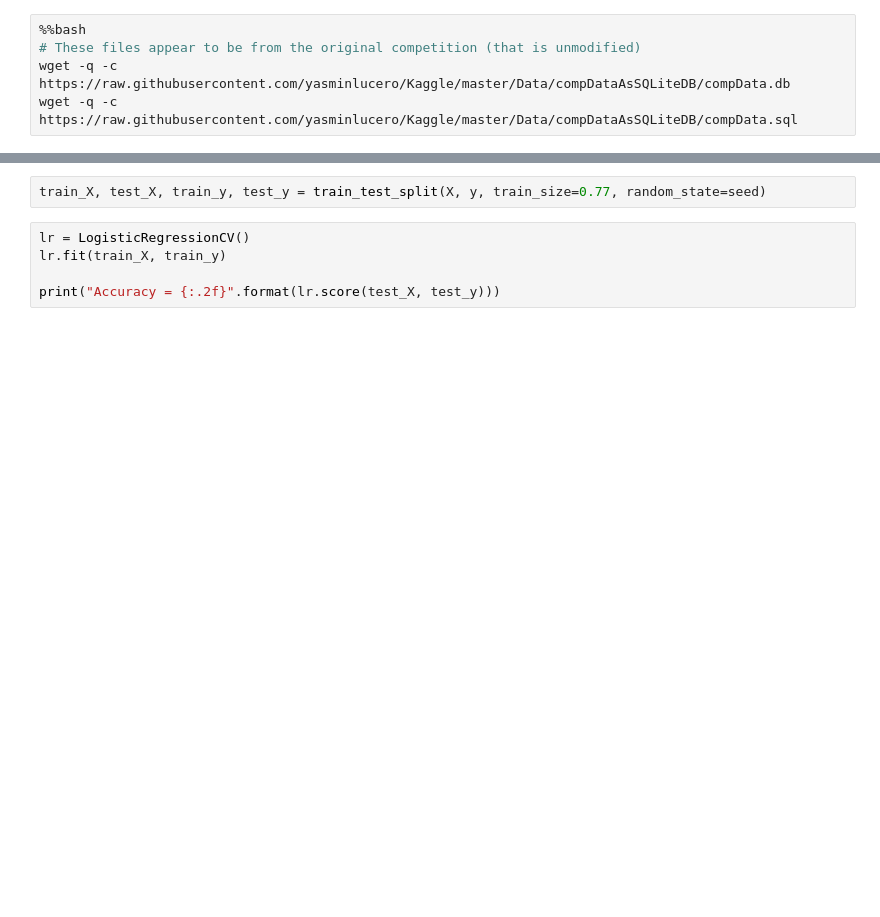
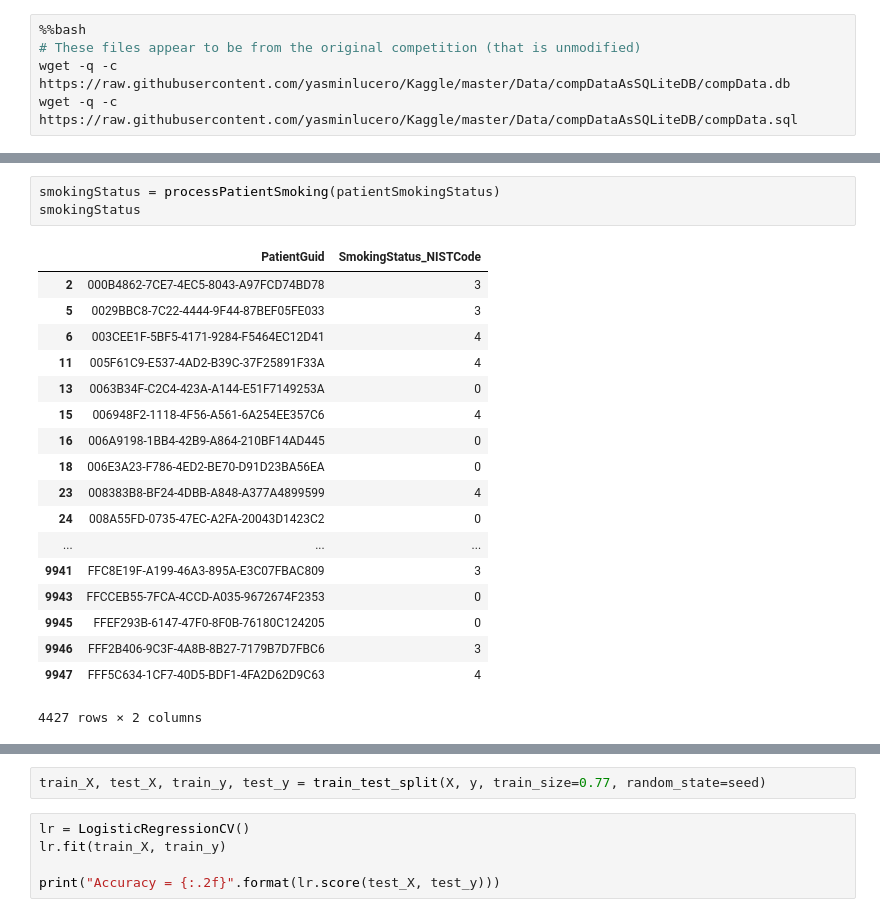
Before and after one commit to robmoore/diabetes-prediction, a Jupyter notebook: Practice Fusion Diabetes Challenge.ipynb, the cells around one changed output, grey strips where cells are left out. Drawn from its saved outputs; the diff is of its cells as text; blank space fills up the shorter version.

```diff
--- a/Practice Fusion Diabetes Challenge.ipynb
+++ b/Practice Fusion Diabetes Challenge.ipynb
@@ -112 +129,23 @@ def processPatientTranscripts(pt):
+# %%
+smokingStatus = processPatientSmoking(patientSmokingStatus)
+smokingStatus
+# %% [output]
+|  | PatientGuid | SmokingStatus_NISTCode |
+| 2 | 000B4862-7CE7-4EC5-8043-A97FCD74BD78 | 3 |
+| 5 | 0029BBC8-7C22-4444-9F44-87BEF05FE033 | 3 |
+| 6 | 003CEE1F-5BF5-4171-9284-F5464EC12D41 | 4 |
+| 11 | 005F61C9-E537-4AD2-B39C-37F25891F33A | 4 |
+| 13 | 0063B34F-C2C4-423A-A144-E51F7149253A | 0 |
+| 15 | 006948F2-1118-4F56-A561-6A254EE357C6 | 4 |
+| 16 | 006A9198-1BB4-42B9-A864-210BF14AD445 | 0 |
+| 18 | 006E3A23-F786-4ED2-BE70-D91D23BA56EA | 0 |
+| 23 | 008383B8-BF24-4DBB-A848-A377A4899599 | 4 |
+| 24 | 008A55FD-0735-47EC-A2FA-20043D1423C2 | 0 |
+| ... | ... | ... |
+| 9941 | FFC8E19F-A199-46A3-895A-E3C07FBAC809 | 3 |
+| 9943 | FFCCEB55-7FCA-4CCD-A035-9672674F2353 | 0 |
+| 9945 | FFEF293B-6147-47F0-8F0B-76180C124205 | 0 |
+| 9946 | FFF2B406-9C3F-4A8B-8B27-7179B7D7FBC6 | 3 |
+| 9947 | FFF5C634-1CF7-40D5-BDF1-4FA2D62D9C63 | 4 |
+4427 rows × 2 columns
 # %%
```
Also changed, not shown: parts of 10 cells of this notebook.
